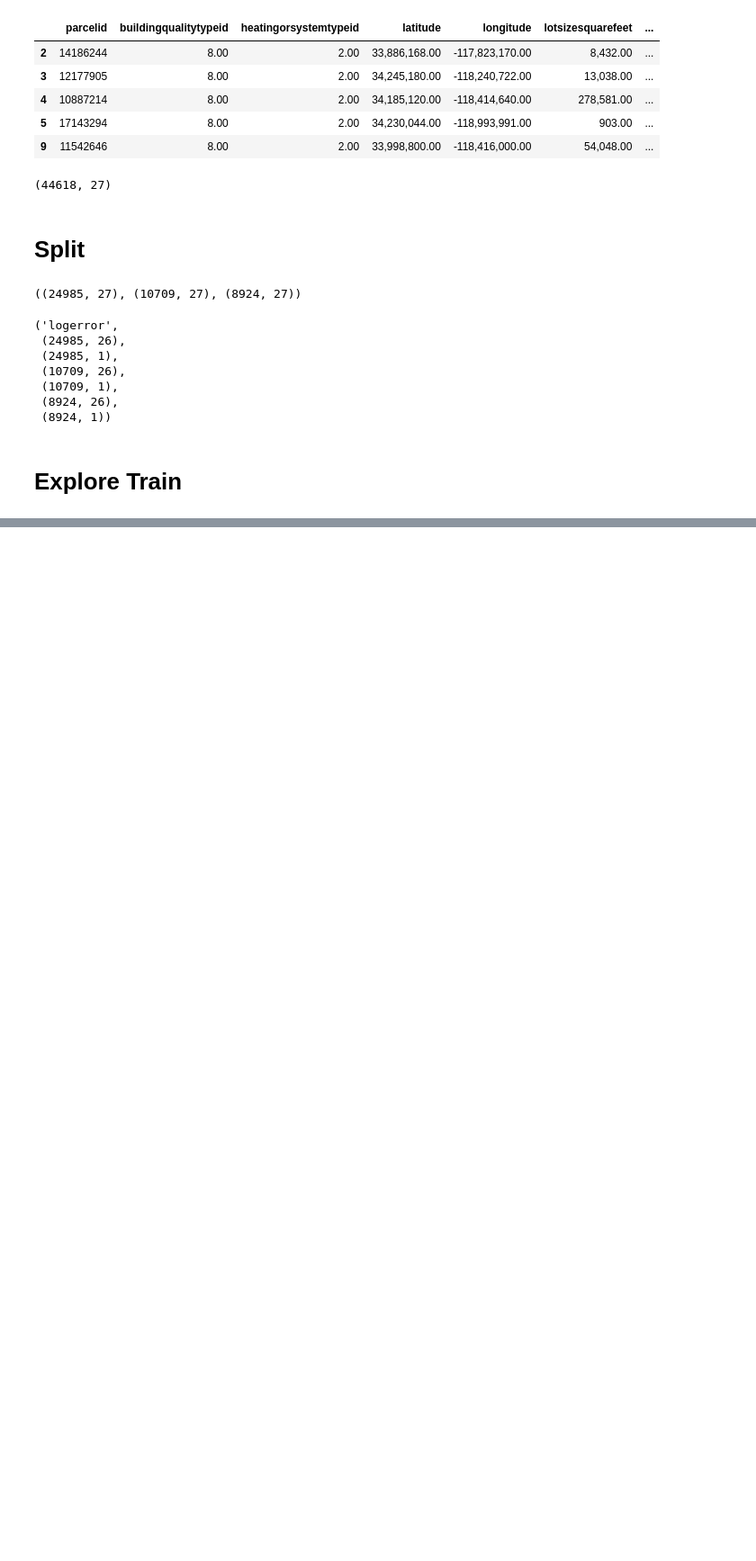
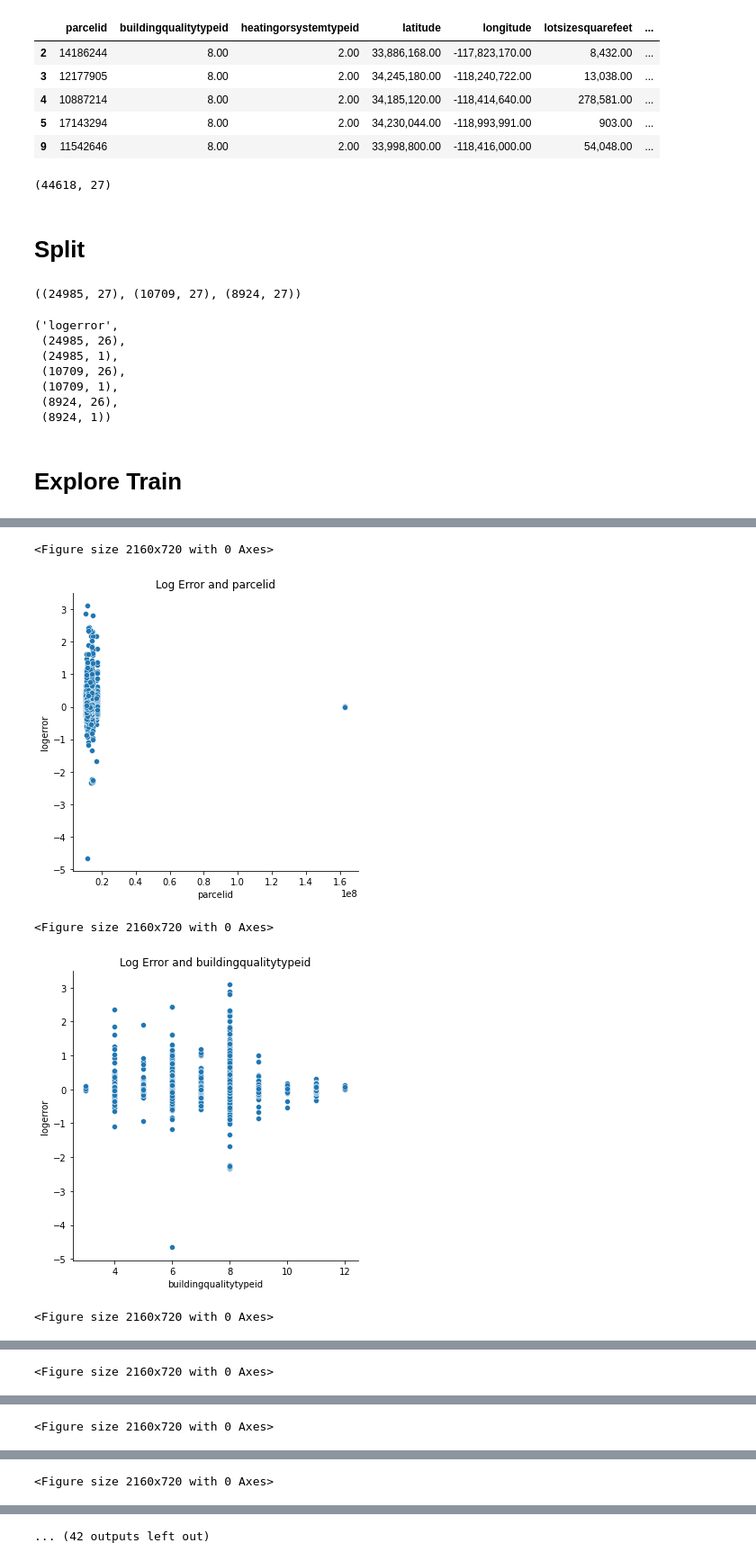
Before and after one commit to lopezelihezer/Clustering_Project, a Jupyter notebook: scratch.ipynb, the cells around one changed output, grey strips where cells are left out. Shown at 90% size. Cells and saved outputs as stored; diff of their text form; code cells hidden in the pictures; blank space fills up the shorter version.

```diff
--- a/scratch.ipynb
+++ b/scratch.ipynb
@@ -470,0 +484,21 @@ hist_dist(df)
+# %%
+def logerror_uni(df, variable):
+    '''
+    explore_univariate will take in a dataframe, and one feature or variable. It graphs a box plot and a distribution
+    of the single variable.
+    '''
+    #set figure size, font for axis ticks
+    plt.figure(figsize=(30,10))
+    sns.relplot(variable, df.logerror, data =df)
+    plt.title(f'Log Error and {variable}')
+
+    plt.show()
+# %%
+for i in df.columns:
+    logerror_uni(train, i)
+# %% [output]
+<Figure size 2160x720 with 0 Axes>
+[figure, added]
+<Figure size 2160x720 with 0 Axes>
+[figure, added]
+<Figure size 2160x720 with 0 Axes>
@@ -470,0 +506 @@ hist_dist(df)
+<Figure size 2160x720 with 0 Axes>
@@ -470,0 +508 @@ hist_dist(df)
+<Figure size 2160x720 with 0 Axes>
@@ -470,0 +510 @@ hist_dist(df)
+<Figure size 2160x720 with 0 Axes>
@@ -470,0 +512 @@ hist_dist(df)
+... (42 outputs left out)
```
Also changed, not shown: parts of 10 cells of this notebook.
